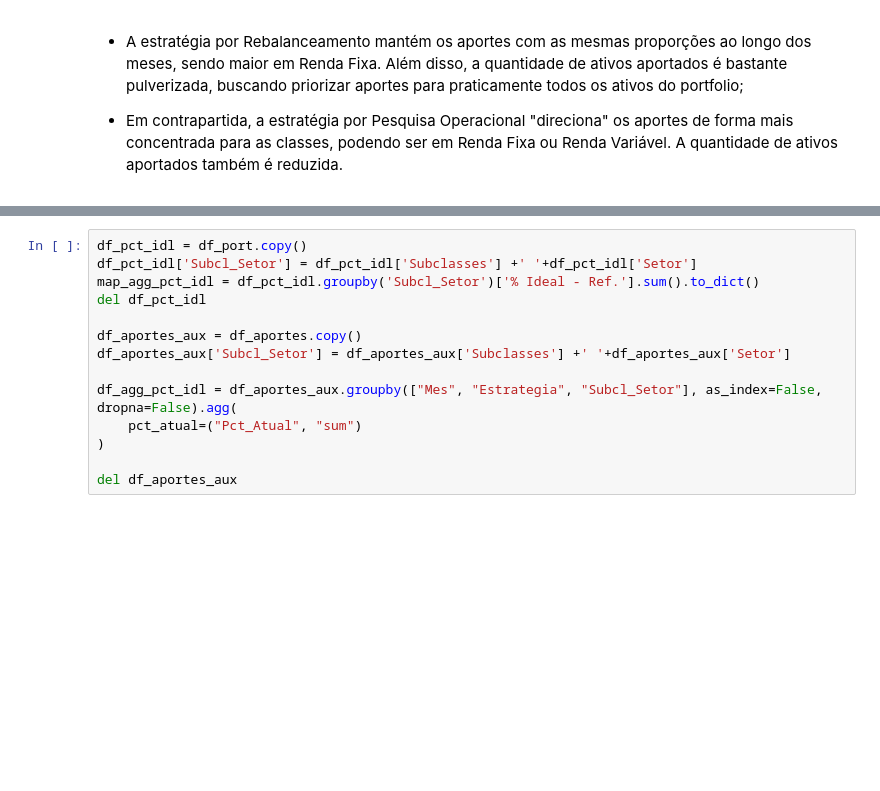
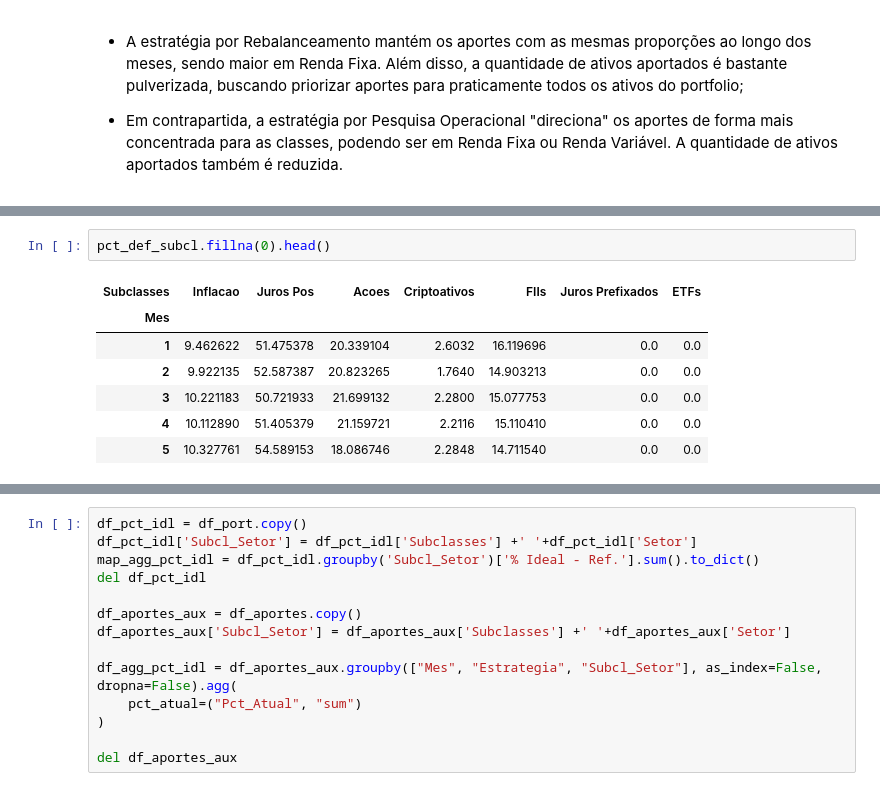
Before and after one commit to matcgoes/aportes-otimizacao, a Jupyter notebook: notebooks/02_simulador_backtest.ipynb, the cells around one changed output, grey strips where cells are left out. Cells and saved outputs as stored; diff of their text form; blank space fills up the shorter version.

```diff
--- a/notebooks/02_simulador_backtest.ipynb
+++ b/notebooks/02_simulador_backtest.ipynb
@@ -670,0 +754,10 @@ plt.show()
+# %%
+pct_def_subcl.fillna(0).head()
+# %% [output]
+| Subclasses | Inflacao | Juros Pos | Acoes | Criptoativos | FIIs | Juros Prefixados | ETFs |
+| Mes |  |  |  |  |  |  |  |
+| 1 | 9.462622 | 51.475378 | 20.339104 | 2.6032 | 16.119696 | 0.0 | 0.0 |
+| 2 | 9.922135 | 52.587387 | 20.823265 | 1.7640 | 14.903213 | 0.0 | 0.0 |
+| 3 | 10.221183 | 50.721933 | 21.699132 | 2.2800 | 15.077753 | 0.0 | 0.0 |
+| 4 | 10.112890 | 51.405379 | 21.159721 | 2.2116 | 15.110410 | 0.0 | 0.0 |
+| 5 | 10.327761 | 54.589153 | 18.086746 | 2.2848 | 14.711540 | 0.0 | 0.0 |
```
Also changed, not shown: parts of 22 cells of this notebook.
